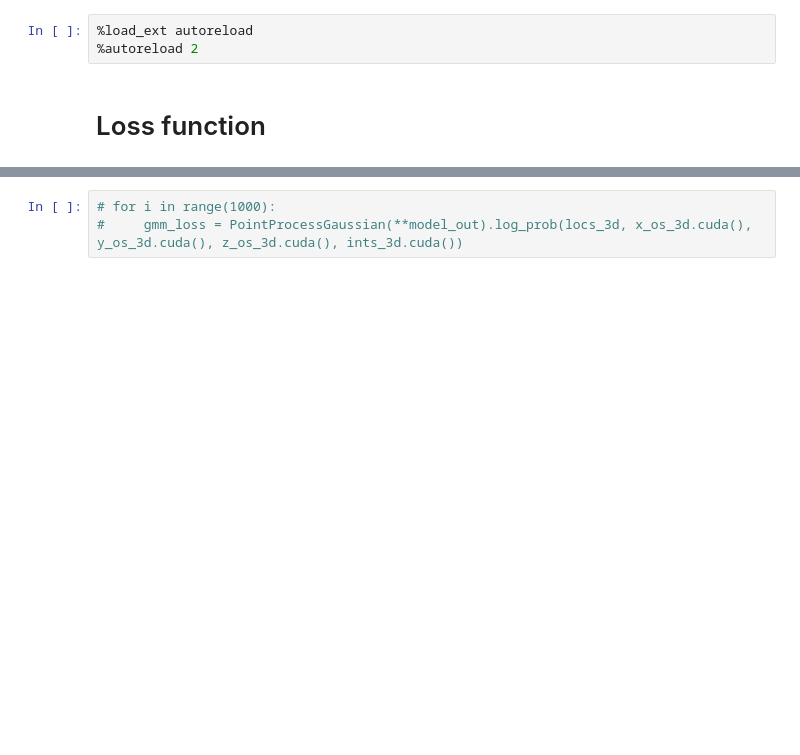
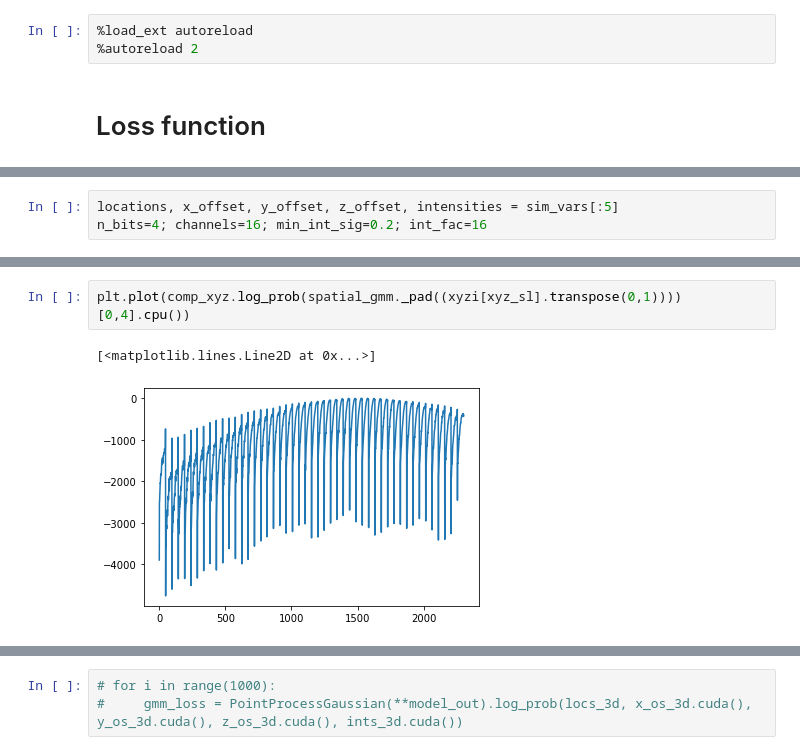
Before and after one commit to TuragaLab/decode_fish, a Jupyter notebook: nbs/05_gmm_loss.ipynb, the cells around one changed output, grey strips where cells are left out. Cells and saved outputs as stored; diff of their text form; blank space fills up the shorter version.

```diff
--- a/nbs/05_gmm_loss.ipynb
+++ b/nbs/05_gmm_loss.ipynb
@@ -194,0 +366,3 @@ def cum_count_per_group(arr):
+# %%
+locations, x_offset, y_offset, z_offset, intensities = sim_vars[:5]
+n_bits=4; channels=16; min_int_sig=0.2; int_fac=16
@@ -194,0 +479,5 @@ def cum_count_per_group(arr):
+# %%
+plt.plot(comp_xyz.log_prob(spatial_gmm._pad((xyzi[xyz_sl].transpose(0,1))))[0,4].cpu())
+# %% [output]
+[<matplotlib.lines.Line2D at 0x...>]
+[figure, added]
```
Also changed, not shown: parts of 55 cells of this notebook, 11 other files.
